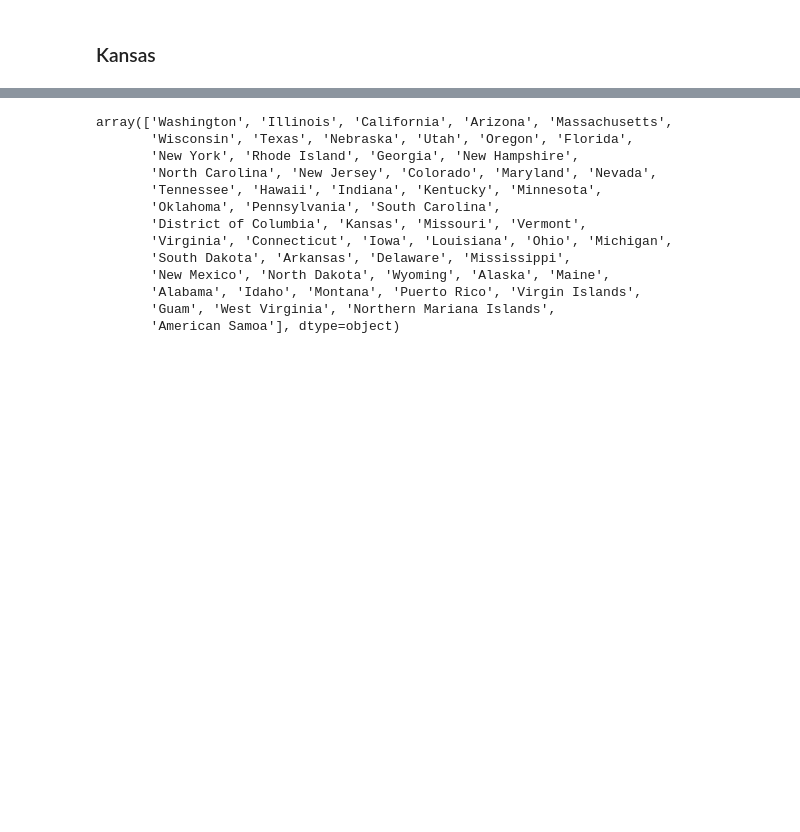
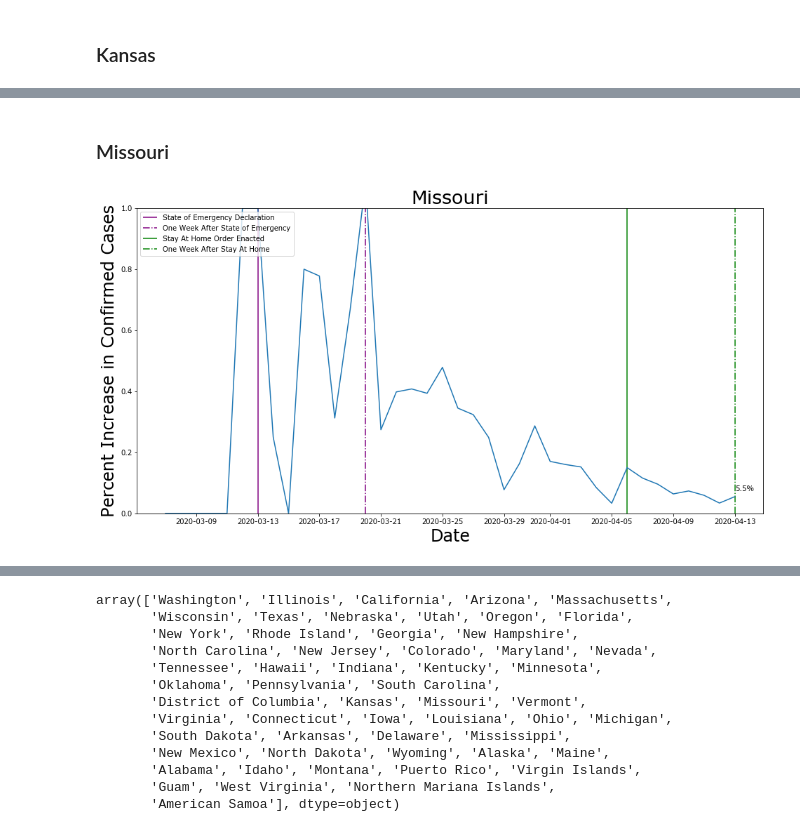
Before and after one commit to nmwhitehead/Coronavirus-USA, a Jupyter notebook: U.S. NYT Data.ipynb, the cells around one changed output, grey strips where cells are left out. Cells and saved outputs as stored; diff of their text form; code cells hidden in the pictures; blank space fills up the shorter version.

```diff
--- a/U.S. NYT Data.ipynb
+++ b/U.S. NYT Data.ipynb
@@ -1064,0 +1065,28 @@ plt.legend(loc='upper left');
+# %% [markdown]
+### Missouri
+# %%
+plt.figure(figsize=(16,8))
+plt.title("Missouri", size=27)
+
+plt.xlabel('Date', size=24)
+plt.ylabel('Percent Increase in Confirmed Cases', size=24)
+
+# https://governor.mo.gov/press-releases/archive/governor-parson-signs-executive-order-20-02-declaring-state-emergency
+plt.vlines(x=dt.date(2020, 3, 13), ymin=0, ymax=1, linestyles='solid', color='purple', label='State of Emergency Declaration')
+plt.vlines(x=dt.date(2020, 3, 20), ymin=0, ymax=1, linestyle='dashdot', color='purple', label='One Week After State of Emergency')
+
+# https://governor.mo.gov/stay-home-missouri-order-guidance-and-frequently-asked-questions
+plt.vlines(x=dt.date(2020, 4, 6), ymin=0, ymax=1, linestyles='solid', color='green', label='Stay At Home Order Enacted')
+plt.vlines(x=dt.date(2020, 4, 13), ymin=0, ymax=1, linestyle='dashdot', color='green', label='One Week After Stay At Home')
+
+# thousand_case_milestone(missouri_data)
+
+most_recent(missouri_data)
+
+plt.ylim(ymin=0, ymax=1)
+
+plt.plot(missouri_data.percent_change)
+
+plt.legend(loc='upper left');
+# %% [output]
+[figure, added]
```
Also changed, not shown: parts of 10 cells of this notebook.
